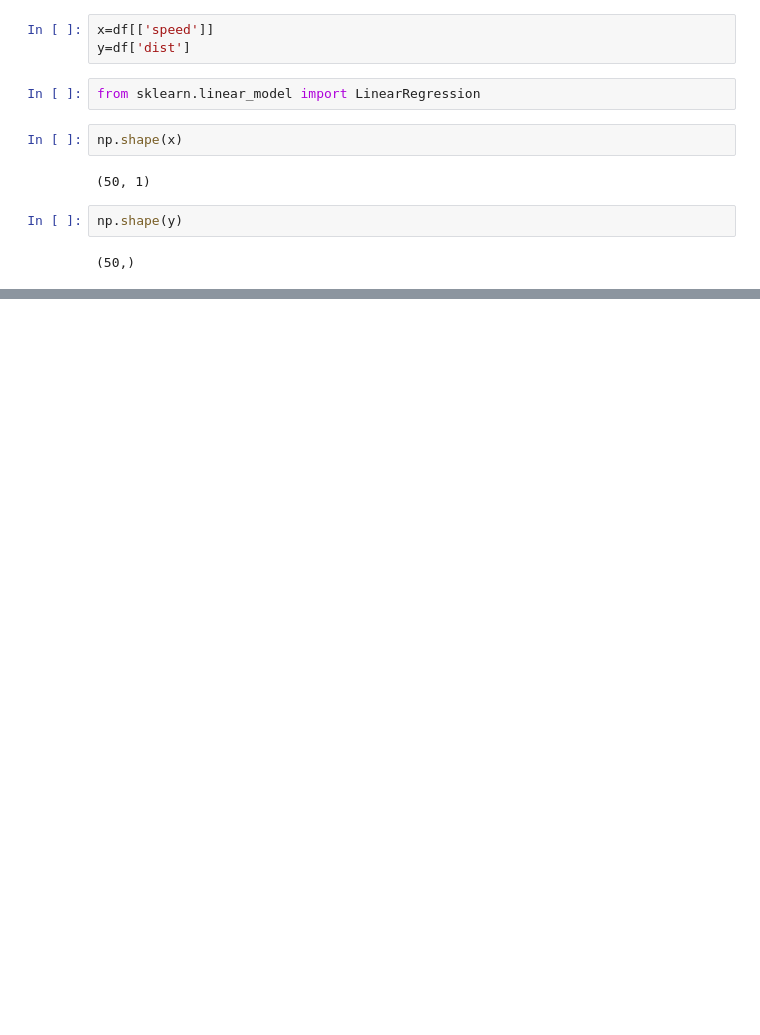
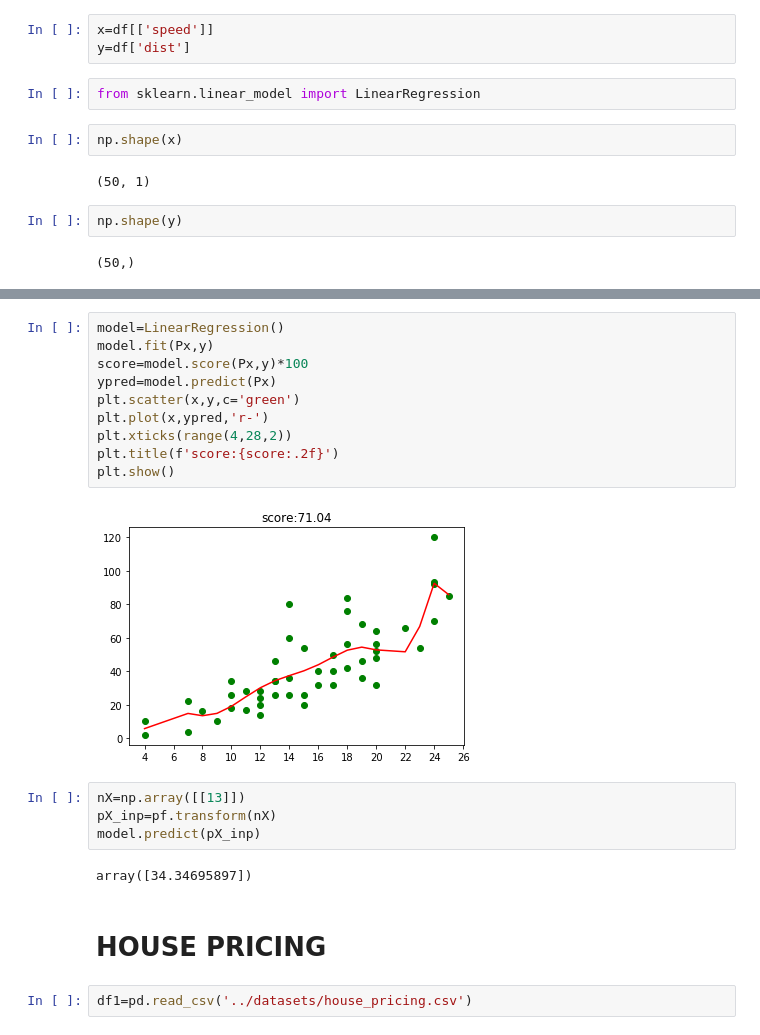
Before and after one commit to Jivesh9990/Machine-Learning, a Jupyter notebook: Homework/Carspeed_linearReg.ipynb, the cells around one changed output, grey strips where cells are left out. Drawn from its saved outputs; the diff is of its cells as text; blank space fills up the shorter version.

```diff
--- a/Homework/Carspeed_linearReg.ipynb
+++ b/Homework/Carspeed_linearReg.ipynb
@@ -47,0 +64,22 @@ model.score(x,y)*100
+# %%
+model=LinearRegression()
+model.fit(Px,y)
+score=model.score(Px,y)*100
+ypred=model.predict(Px)
+plt.scatter(x,y,c='green')
+plt.plot(x,ypred,'r-')
+plt.xticks(range(4,28,2))
+plt.title(f'score:{score:.2f}')
+plt.show()
+# %% [output]
+[figure, added]
+# %%
+nX=np.array([[13]])
+pX_inp=pf.transform(nX)
+model.predict(pX_inp)
+# %% [output]
+array([34.34695897])
+# %% [markdown]
+# HOUSE PRICING
+# %%
+df1=pd.read_csv('../datasets/house_pricing.csv')
```
Also changed, not shown: parts of 15 cells of this notebook, 1 other file.
